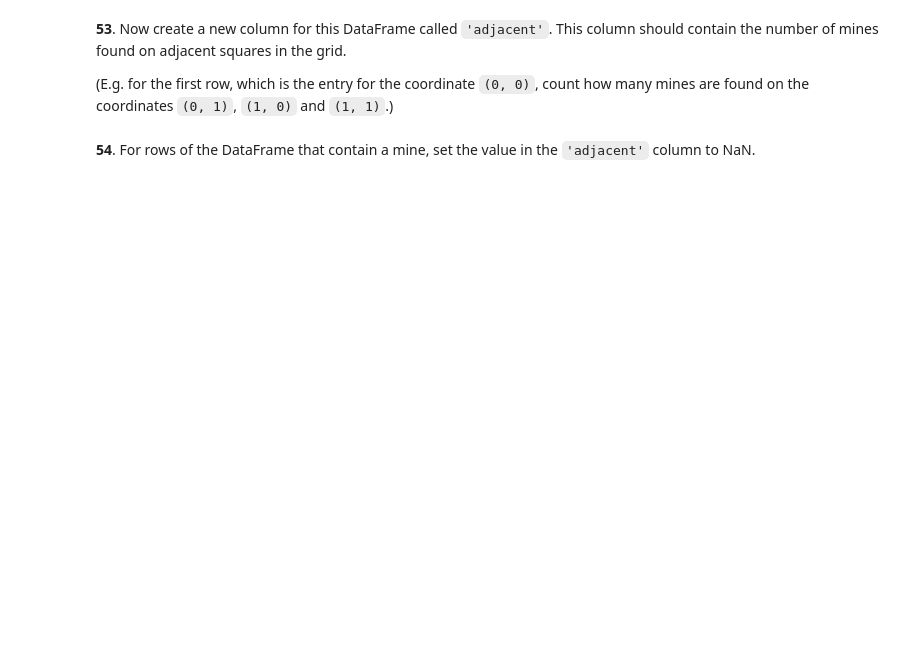
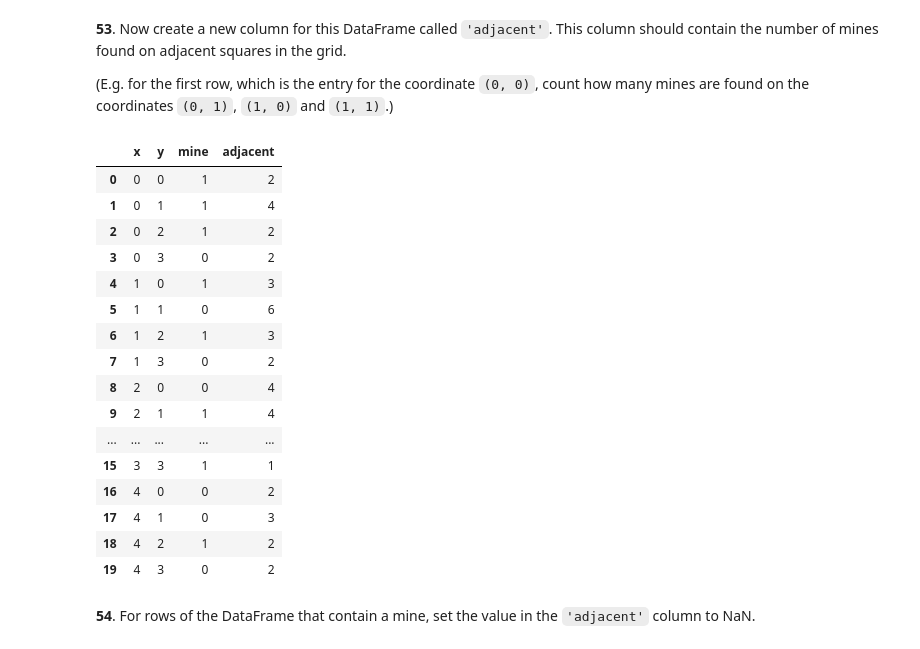
Before and after one commit to mt12-ml/Bootcamp-25-B2, a Jupyter notebook: Muhammad Humza/Day3/Solved_pandas-questions.ipynb, the cells around one changed output. Cells and saved outputs as stored; diff of their text form; code cells hidden in the pictures; blank space fills up the shorter version.

````diff
--- a/Muhammad Humza/Day3/Solved_pandas-questions.ipynb
+++ b/Muhammad Humza/Day3/Solved_pandas-questions.ipynb
@@ -625,3 +916,11 @@ To begin, generate a DataFrame `df` with two columns, `'x'` and `'y'` containing
 1  0  1
 2  0  2
 ```
+# %%
+import pandas as pd
+
+X = 5
+Y = 4
+
+df = pd.DataFrame([(x, y) for x in range(X) for y in range(Y)], columns=["x", "y"])
+print(df)
@@ -628,2 +945,6 @@ To begin, generate a DataFrame `df` with two columns, `'x'` and `'y'` containing
 # %% [markdown]
 **52**. For this DataFrame `df`, create a new column of zeros (safe) and ones (mine). The probability of a mine occuring at each location should be 0.4.
+# %%
+import numpy as np
+df['mine'] = np.random.rand(len(df)) < 0.4
+df['mine'] = df['mine'].astype(int)
@@ -631,5 +972,42 @@ To begin, generate a DataFrame `df` with two columns, `'x'` and `'y'` containing
 **53**. Now create a new column for this DataFrame called `'adjacent'`. This column should contain the number of mines found on adjacent squares in the grid.
 
 (E.g. for the first row, which is the entry for the coordinate `(0, 0)`, count how many mines are found on the coordinates `(0, 1)`, `(1, 0)` and `(1, 1)`.)
+# %%
+adjacent = []
+
+for i, row in df.iterrows():
+    x, y = row['x'], row['y']
+    count = 0
+    for dx in [-1, 0, 1]:
+        for dy in [-1, 0, 1]:
+            if dx == 0 and dy == 0:
+                continue
+            nx, ny = x + dx, y + dy
+            match = df[(df['x'] == nx) & (df['y'] == ny)]
+            if not match.empty:
+                count += match['mine'].values[0]
+    adjacent.append(count)
+
+df['adjacent'] = adjacent
+# %%
+df.head(20)
+# %% [output]
+|  | x | y | mine | adjacent |
+| 0 | 0 | 0 | 1 | 2 |
+| 1 | 0 | 1 | 1 | 4 |
+| 2 | 0 | 2 | 1 | 2 |
+| 3 | 0 | 3 | 0 | 2 |
+| 4 | 1 | 0 | 1 | 3 |
+| 5 | 1 | 1 | 0 | 6 |
+| 6 | 1 | 2 | 1 | 3 |
+| 7 | 1 | 3 | 0 | 2 |
+| 8 | 2 | 0 | 0 | 4 |
+| 9 | 2 | 1 | 1 | 4 |
+| ... | ... | ... | ... | ... |
+| 15 | 3 | 3 | 1 | 1 |
+| 16 | 4 | 0 | 0 | 2 |
+| 17 | 4 | 1 | 0 | 3 |
+| 18 | 4 | 2 | 1 | 2 |
+| 19 | 4 | 3 | 0 | 2 |
 # %% [markdown]
 **54**. For rows of the DataFrame that contain a mine, set the value in the `'adjacent'` column to NaN.
````
Also changed, not shown: parts of 36 cells of this notebook.
